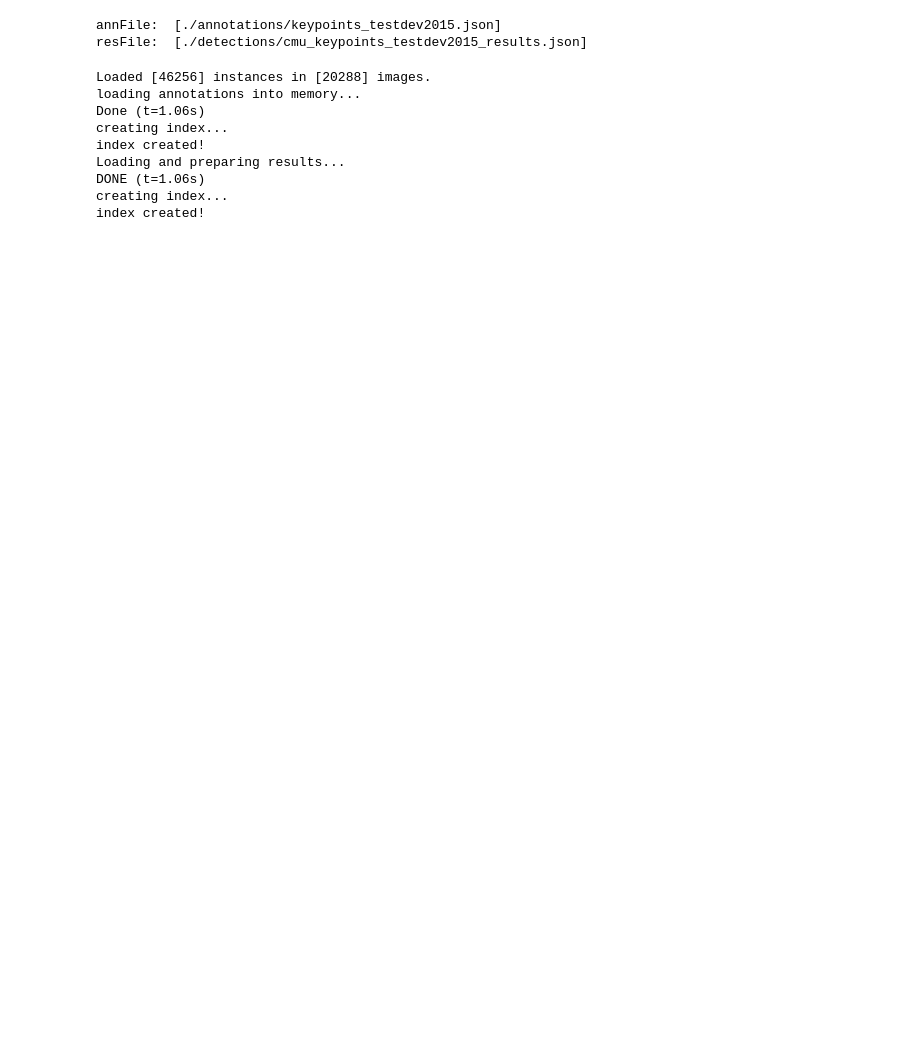
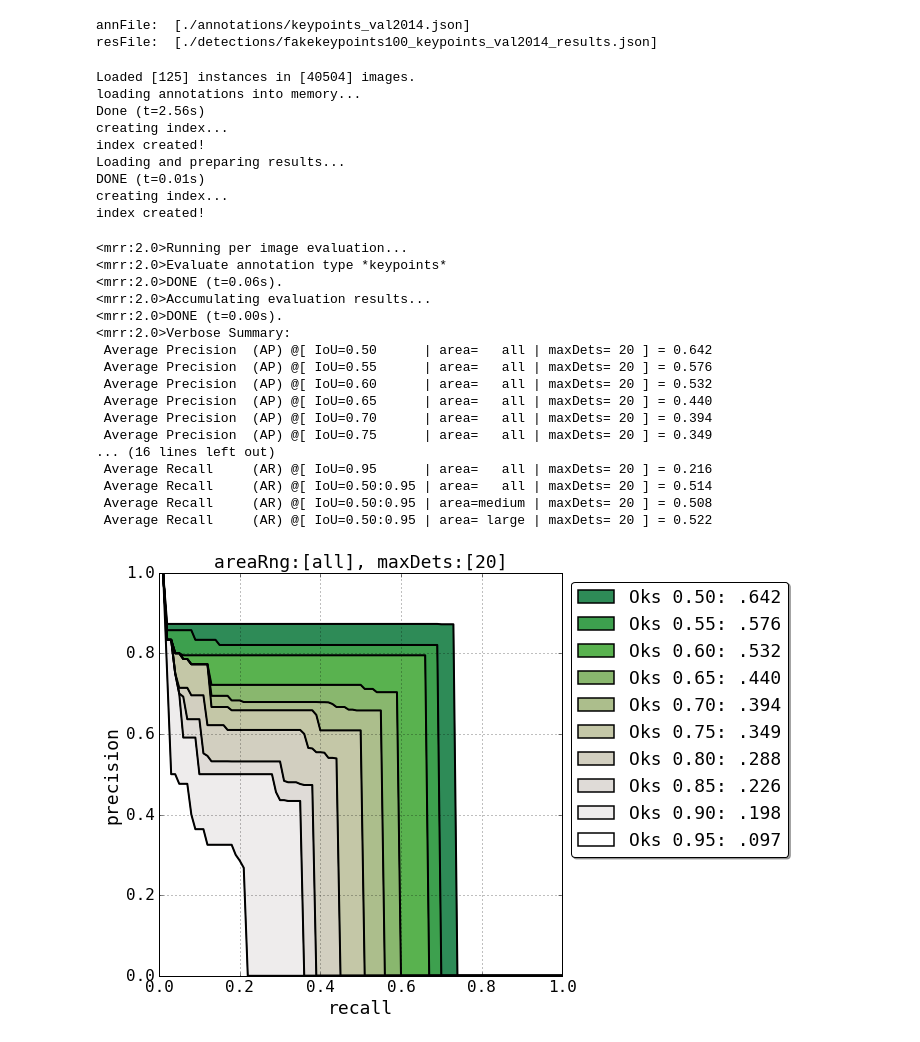
Before and after one commit to matteorr/coco-analyze, a Jupyter notebook: COCOanalyze_demo.ipynb, the cells around one changed output. Cells and saved outputs as stored; diff of their text form; code cells hidden in the pictures; blank space fills up the shorter version.

```diff
--- a/COCOanalyze_demo.ipynb
+++ b/COCOanalyze_demo.ipynb
@@ -15,9 +15,9 @@ import skimage.io as io
 # %%
 ## set paths
 dataDir  = '.'
-dataType = 'testdev2015'
+dataType = 'val2014'
 annType  = 'keypoints'
-teamName = 'cmu' #maskrnn9 maskrnn10 cmu grmi
+teamName = 'fakekeypoints100'
 
 annFile  = '%s/annotations/%s_%s.json'%(dataDir, annType, dataType)
 resFile  = '%s/detections/%s_%s_%s_results.json'%(dataDir, teamName, annType, dataType)
@@ -31,27 +31,11 @@ imgs_info = {i['id']:{'id':i['id'] ,
                       'height':i['height']}
                        for i in gt_data['images']}
 # %% [output]
-annFile:  [./annotations/keypoints_testdev2015.json]
-resFile:  [./detections/cmu_keypoints_testdev2015_results.json]
+annFile:  [./annotations/keypoints_val2014.json]
+resFile:  [./detections/fakekeypoints100_keypoints_val2014_results.json]
 # %%
 team_dts = json.load(open(resFile,'rb'))
 team_dts = [d for d in team_dts if d['image_id'] in imgs_info]
-# max_score = np.max([d['score'] for d in team_dts])
-# min_score = np.min([d['score'] for d in team_dts])
-# for d in team_dts:
-#     #d['score'] = d['score'] / float(max_score)
-#     d['score'] = (d['score']- float(min_score)) / (float(max_score) - float(min_score))
-
-team_dts_dict = {}
-for d in team_dts:
-    if d['image_id'] in team_dts_dict:
-        team_dts_dict[d['image_id']].append(d)
-    else:
-        team_dts_dict[d['image_id']] = [d]
-pruned_team_dts = []
-for iid in team_dts_dict:
-    pruned_team_dts.extend(sorted(team_dts_dict[iid], key=lambda k: -k['score'])[:20])
-team_dts = pruned_team_dts
 
 team_img_ids = set([d['image_id'] for d in team_dts])
 print("Loaded [{}] instances in [{}] images.".format(len(team_dts),len(imgs_info)))
@@ -64,22 +48,44 @@ coco_dt   = coco_gt.loadRes( team_dts )
 
 ## initialize COCO analyze api
 coco_analyze = COCOanalyze(coco_gt, coco_dt, 'keypoints')
+if teamName == 'fakekeypoints100':
+    imgIds  = sorted(coco_gt.getImgIds())[0:100]
+    coco_analyze.cocoEval.params.imgIds = imgIds
 # %% [output]
-Loaded [46256] instances in [20288] images.
+Loaded [125] instances in [40504] images.
 loading annotations into memory...
-Done (t=1.06s)
+Done (t=2.56s)
 creating index...
 index created!
 Loading and preparing results...
-DONE (t=1.06s)
+DONE (t=0.01s)
 creating index...
 index created!
 # %%
 # use evaluate() method for standard coco evaluation
 # input arguments:
 #  - verbose   : verbose outputs    (default: False)
 #  - makeplots : plots eval results (default: False)
 #  - savedir   : path to savedir    (default: None)
 #  - team_name : team name string   (default: None)
 
-#coco_analyze.evaluate(verbose=True, makeplots=True)
+coco_analyze.evaluate(verbose=True, makeplots=True)
+# %% [output]
+<mrr:2.0>Running per image evaluation...
+<mrr:2.0>Evaluate annotation type *keypoints*
+<mrr:2.0>DONE (t=0.06s).
+<mrr:2.0>Accumulating evaluation results...
+<mrr:2.0>DONE (t=0.00s).
+<mrr:2.0>Verbose Summary:
+ Average Precision  (AP) @[ IoU=0.50      | area=   all | maxDets= 20 ] = 0.642
+ Average Precision  (AP) @[ IoU=0.55      | area=   all | maxDets= 20 ] = 0.576
+ Average Precision  (AP) @[ IoU=0.60      | area=   all | maxDets= 20 ] = 0.532
+ Average Precision  (AP) @[ IoU=0.65      | area=   all | maxDets= 20 ] = 0.440
+ Average Precision  (AP) @[ IoU=0.70      | area=   all | maxDets= 20 ] = 0.394
+ Average Precision  (AP) @[ IoU=0.75      | area=   all | maxDets= 20 ] = 0.349
+... (16 lines left out)
+ Average Recall     (AR) @[ IoU=0.95      | area=   all | maxDets= 20 ] = 0.216
+ Average Recall     (AR) @[ IoU=0.50:0.95 | area=   all | maxDets= 20 ] = 0.514
+ Average Recall     (AR) @[ IoU=0.50:0.95 | area=medium | maxDets= 20 ] = 0.508
+ Average Recall     (AR) @[ IoU=0.50:0.95 | area= large | maxDets= 20 ] = 0.522
+[figure, added]
```
Also changed, not shown: parts of 17 cells of this notebook, 24 other files.
